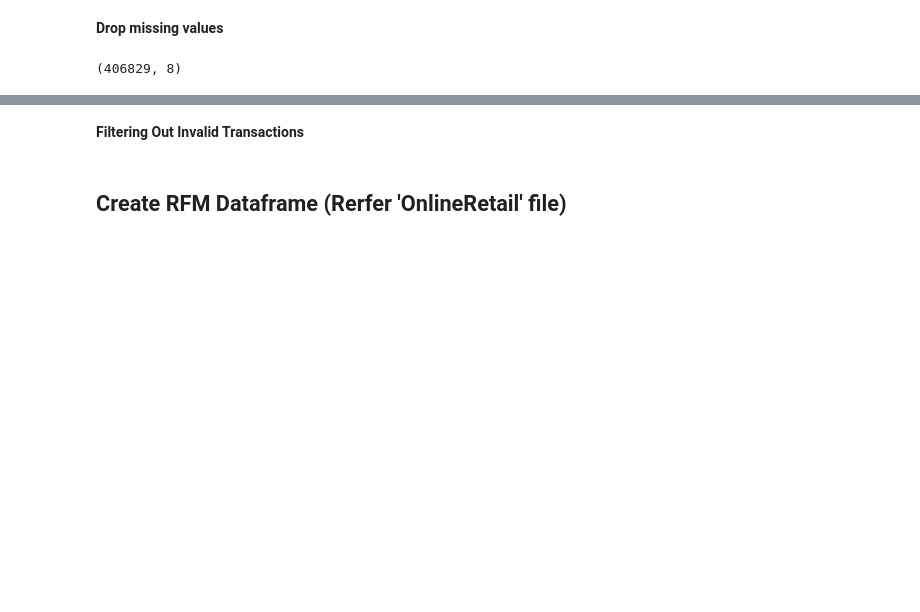
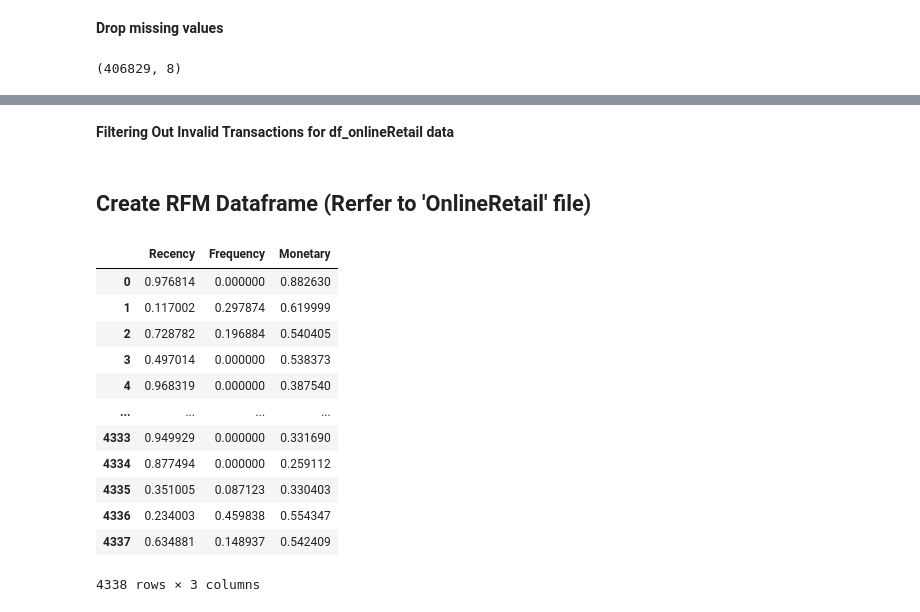
Before and after one commit to Jaee7777/UnsupML_group, a Jupyter notebook: src/SpectralClustering.ipynb, the cells around one changed output, grey strips where cells are left out. Saved outputs shown, nothing was run; the diff lists cells and outputs as text; code cells hidden in the pictures; blank space fills up the shorter version.

```diff
--- a/src/SpectralClustering.ipynb
+++ b/src/SpectralClustering.ipynb
@@ -89,6 +89,6 @@ df_onlineRetail.head()
 | 3 | 536365 | 84029G | KNITTED UNION FLAG HOT WATER BOTTLE | 6 | 2010-12-01 08:26:00 | 3.39 | 17850.0 | United Kingdom |
 | 4 | 536365 | 84029E | RED WOOLLY HOTTIE WHITE HEART. | 6 | 2010-12-01 08:26:00 | 3.39 | 17850.0 | United Kingdom |
 # %% [markdown]
-**Filtering Out Invalid Transactions**
+**Filtering Out Invalid Transactions for df_onlineRetail data**
 # %%
 # Remove negative or zero values in Quantity and UnitPrice
@@ -96,5 +96,5 @@ df_onlineRetail = df_onlineRetail[(df["Quantity"] > 0) & (df_onlineRetail["UnitP
 # %% [markdown]
-## **Create RFM Dataframe** (Rerfer 'OnlineRetail' file)
+## **Create RFM Dataframe** (Rerfer to 'OnlineRetail' file)
 # %%
 df_onlineRetaildf = df_onlineRetail.copy()
 
@@ -103,30 +103,45 @@ latest_date = df_onlineRetail["InvoiceDate"].max()
 
 # Create "TotalPrice" column manually using .loc to avoid warning
 df_onlineRetail.loc[:, "TotalPrice"] = df_onlineRetail["Quantity"] * df_onlineRetail["UnitPrice"]
 
 # Compute RFM metrics for each customer
 rfm = df_onlineRetail.groupby("CustomerID").agg(
     Recency=("InvoiceDate", lambda x: (latest_date - x.max()).days),  # Days since last purchase
     Frequency=("InvoiceNo", "nunique"),  # Count of unique transactions
     Monetary=("TotalPrice", "sum")  # Total spending amount
 ).reset_index()  # Reset index
 
 # Display the first five rows
 rfm.head()
 
 # Use MinMaxScaler for normalizing the original dataset to be used
 from sklearn.preprocessing import MinMaxScaler
 import pandas as pd
 import numpy as np
 
 # Apply log transformation (adding 1 to avoid log(0) issues)
 rfm_log = np.log1p(rfm[['Recency', 'Frequency', 'Monetary']])
 
 # Initialize MinMaxScaler
 scaler = MinMaxScaler()
 
 # Apply MinMaxScaler to Recency, Frequency, and Monetary
 rfm_norm = scaler.fit_transform(rfm_log[['Recency', 'Frequency', 'Monetary']])
 
 # Convert the result back into a DataFrame
 rfm_minmax= pd.DataFrame(rfm_norm, columns=['Recency', 'Frequency', 'Monetary'])
+rfm_minmax
+# %% [output]
+|  | Recency | Frequency | Monetary |
+| 0 | 0.976814 | 0.000000 | 0.882630 |
+| 1 | 0.117002 | 0.297874 | 0.619999 |
+| 2 | 0.728782 | 0.196884 | 0.540405 |
+| 3 | 0.497014 | 0.000000 | 0.538373 |
+| 4 | 0.968319 | 0.000000 | 0.387540 |
+| ... | ... | ... | ... |
+| 4333 | 0.949929 | 0.000000 | 0.331690 |
+| 4334 | 0.877494 | 0.000000 | 0.259112 |
+| 4335 | 0.351005 | 0.087123 | 0.330403 |
+| 4336 | 0.234003 | 0.459838 | 0.554347 |
+| 4337 | 0.634881 | 0.148937 | 0.542409 |
+4338 rows × 3 columns
```
Also changed, not shown: parts of 13 cells of this notebook.
